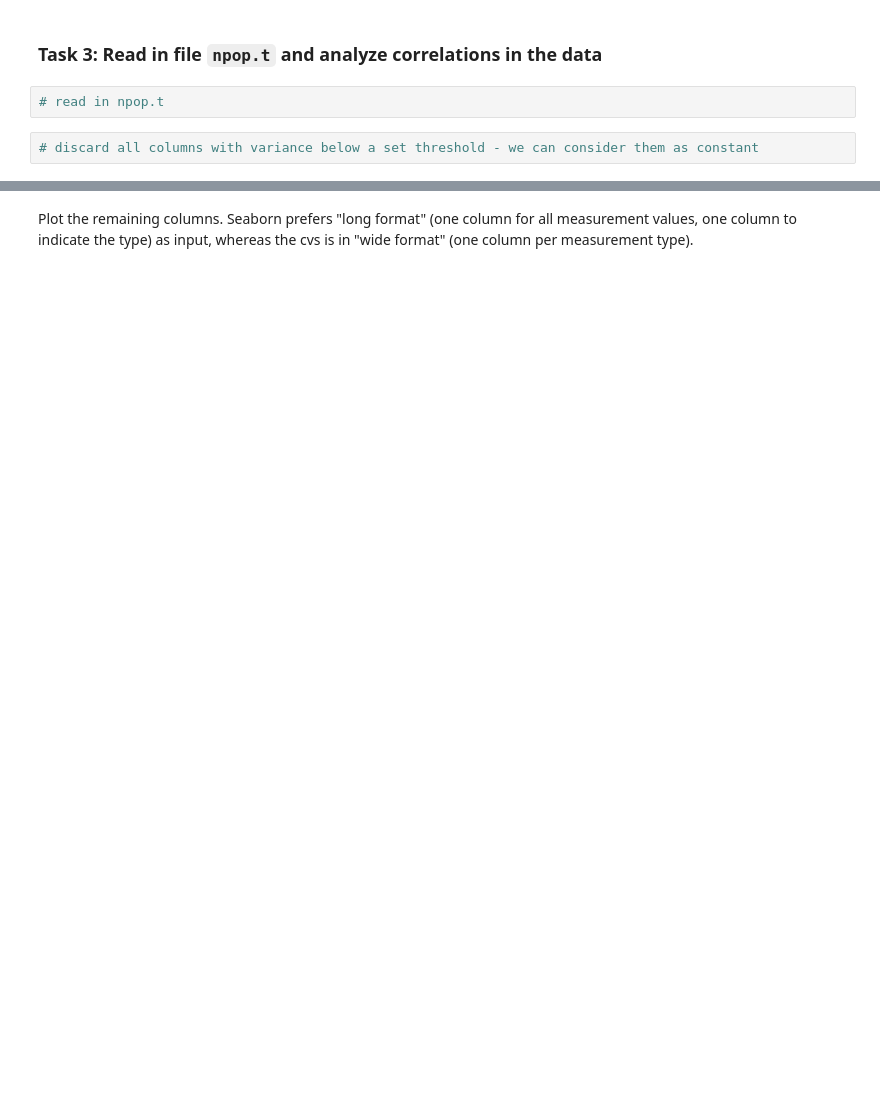
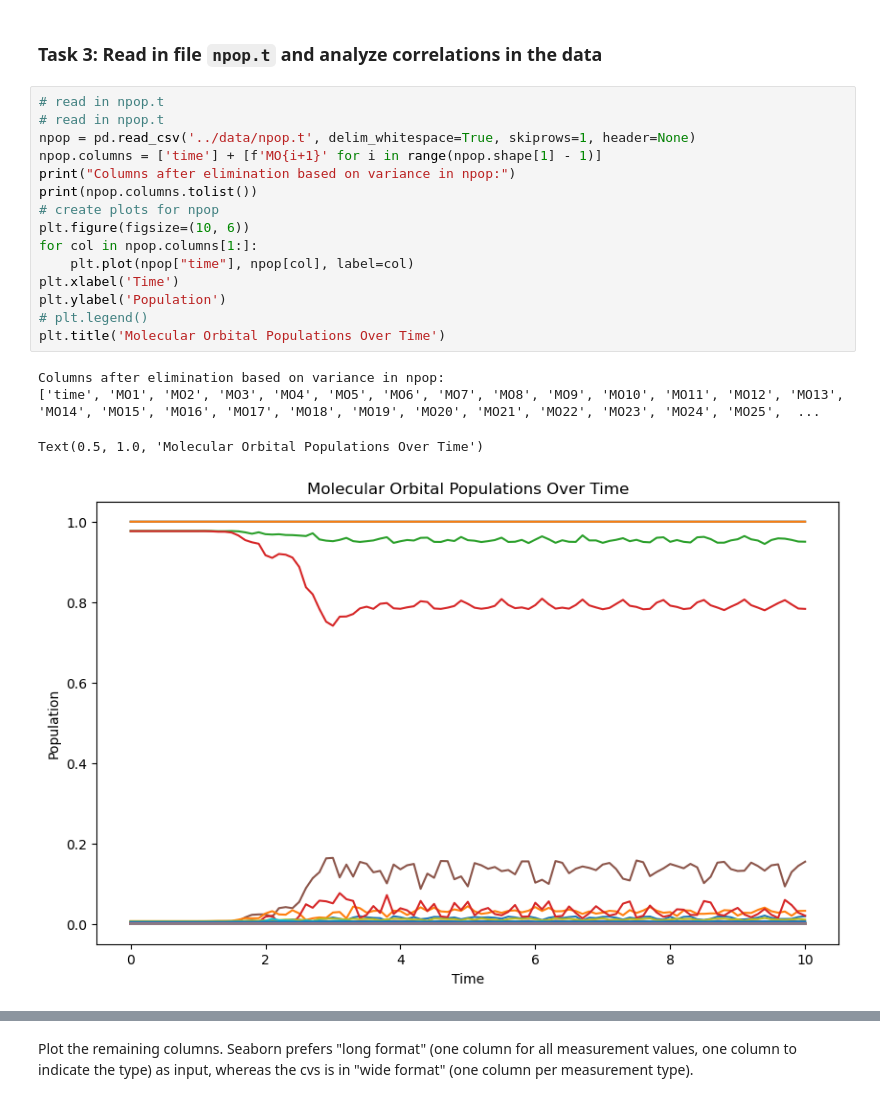
Before and after one commit to bram-ver/development-repo-assignment-2-shared, a Jupyter notebook: notebook/notebook_unit1.ipynb, the cells around one changed output, grey strips where cells are left out. Saved outputs shown, nothing was run; the diff lists cells and outputs as text; blank space fills up the shorter version.

```diff
--- a/notebook/notebook_unit1.ipynb
+++ b/notebook/notebook_unit1.ipynb
@@ -98,6 +118,22 @@ plt.savefig('../plots/time_vs_H.pdf')
 # %% [markdown]
 ### Task 3: Read in file `npop.t` and analyze correlations in the data
-# %%
-# read in npop.t
-# %%
-# discard all columns with variance below a set threshold - we can consider them as constant
+# %%
+# read in npop.t
+# read in npop.t
+npop = pd.read_csv('../data/npop.t', delim_whitespace=True, skiprows=1, header=None)
+npop.columns = ['time'] + [f'MO{i+1}' for i in range(npop.shape[1] - 1)]
+print("Columns after elimination based on variance in npop:")
+print(npop.columns.tolist())
+# create plots for npop
+plt.figure(figsize=(10, 6))
+for col in npop.columns[1:]:
+    plt.plot(npop["time"], npop[col], label=col)
+plt.xlabel('Time')
+plt.ylabel('Population')
+# plt.legend()
+plt.title('Molecular Orbital Populations Over Time')
+# %% [output]
+Columns after elimination based on variance in npop:
+['time', 'MO1', 'MO2', 'MO3', 'MO4', 'MO5', 'MO6', 'MO7', 'MO8', 'MO9', 'MO10', 'MO11', 'MO12', 'MO13', 'MO14', 'MO15', 'MO16', 'MO17', 'MO18', 'MO19', 'MO20', 'MO21', 'MO22', 'MO23', 'MO24', 'MO25',  ...
+Text(0.5, 1.0, 'Molecular Orbital Populations Over Time')
+[figure, added]
```
Also changed, not shown: parts of 6 cells of this notebook, 1 other file.
